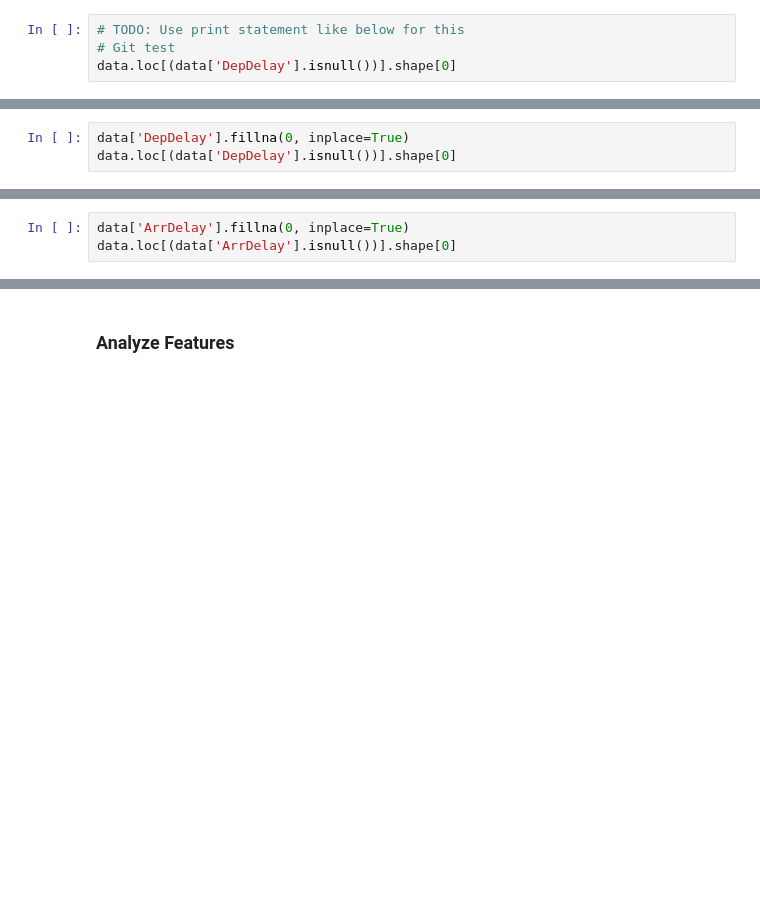
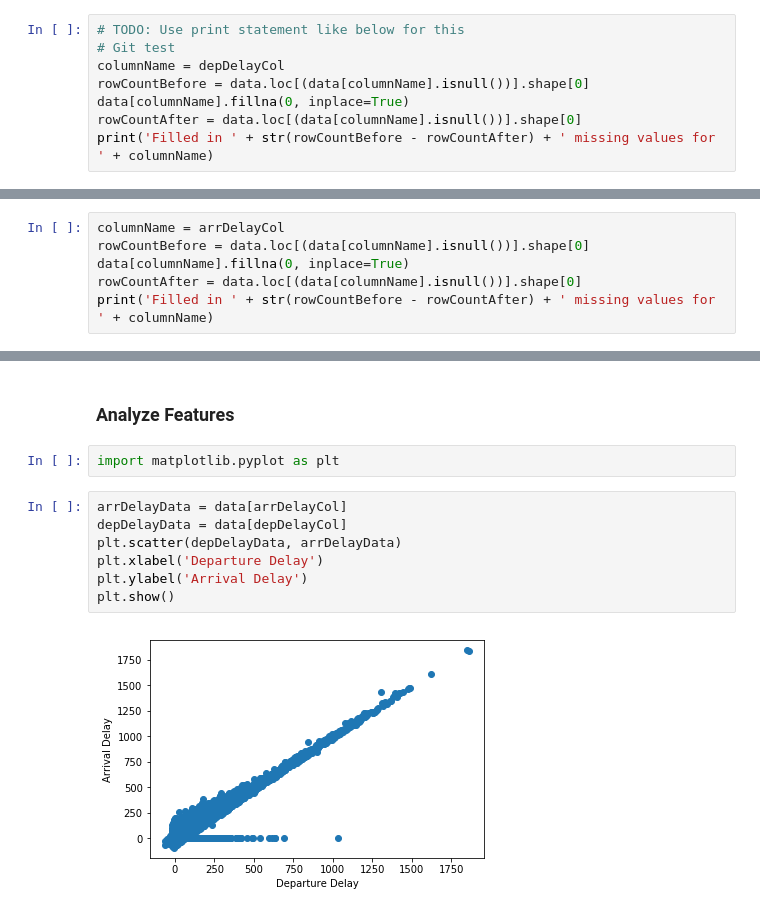
Before and after one commit to npalacio/IntroToAI, a Jupyter notebook: Homework/Project/Work/Flight Prediction.ipynb, the cells around one changed output, grey strips where cells are left out. Saved outputs shown, nothing was run; the diff lists cells and outputs as text; blank space fills up the shorter version.

```diff
--- a/Homework/Project/Work/Flight Prediction.ipynb
+++ b/Homework/Project/Work/Flight Prediction.ipynb
@@ -38,5 +44,9 @@ data
 # %%
 # TODO: Use print statement like below for this
 # Git test
-data.loc[(data['DepDelay'].isnull())].shape[0]
+columnName = depDelayCol
+rowCountBefore = data.loc[(data[columnName].isnull())].shape[0]
+data[columnName].fillna(0, inplace=True)
+rowCountAfter = data.loc[(data[columnName].isnull())].shape[0]
+print('Filled in ' + str(rowCountBefore - rowCountAfter) + ' missing values for ' + columnName)
 # %% [output]
@@ -44,3 +53,0 @@ data.loc[(data['DepDelay'].isnull())].shape[0]
-# %%
-data['DepDelay'].fillna(0, inplace=True)
-data.loc[(data['DepDelay'].isnull())].shape[0]
@@ -53,3 +53,0 @@ data.loc[(data['ArrDelay'].isnull())].shape[0]
-# %%
-data['ArrDelay'].fillna(0, inplace=True)
-data.loc[(data['ArrDelay'].isnull())].shape[0]
@@ -57,0 +54,6 @@ data.loc[(data['ArrDelay'].isnull())].shape[0]
+# %%
+columnName = arrDelayCol
+rowCountBefore = data.loc[(data[columnName].isnull())].shape[0]
+data[columnName].fillna(0, inplace=True)
+rowCountAfter = data.loc[(data[columnName].isnull())].shape[0]
+print('Filled in ' + str(rowCountBefore - rowCountAfter) + ' missing values for ' + columnName)
@@ -66,3 +70,14 @@ print('Deleted ' + str(rowCountBefore - rowCountAfter) + ' duplicate rows')
 Deleted 21 duplicate rows
 # %% [markdown]
 ### Analyze Features
+# %%
+import matplotlib.pyplot as plt
+# %%
+arrDelayData = data[arrDelayCol]
+depDelayData = data[depDelayCol]
+plt.scatter(depDelayData, arrDelayData)
+plt.xlabel('Departure Delay')
+plt.ylabel('Arrival Delay')
+plt.show()
+# %% [output]
+[figure, added]
```
Also changed, not shown: parts of 8 cells of this notebook.
